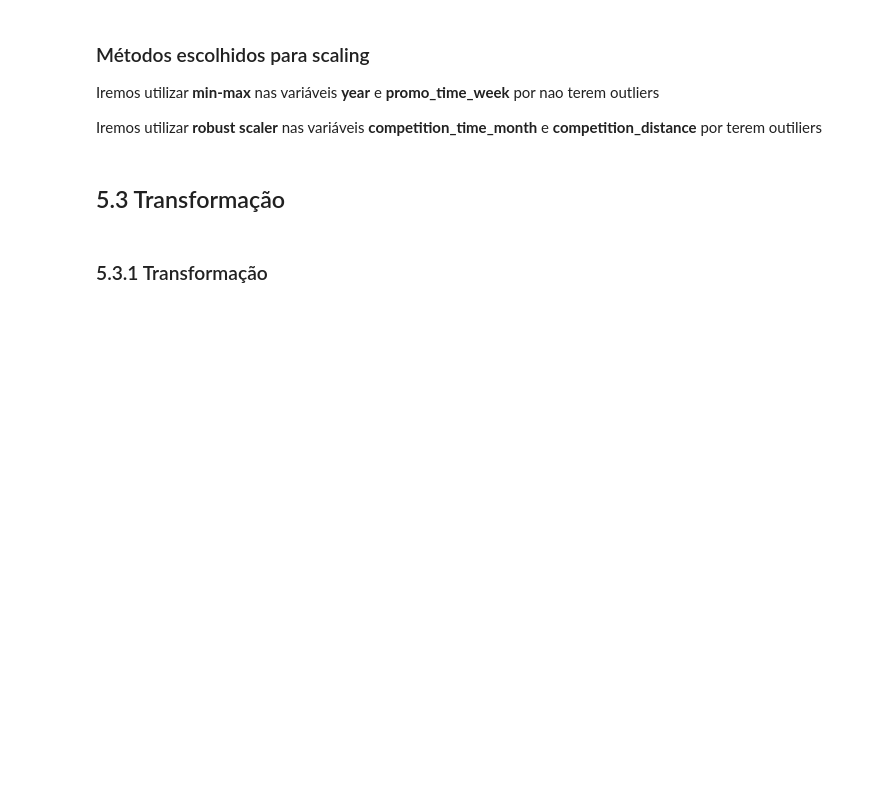
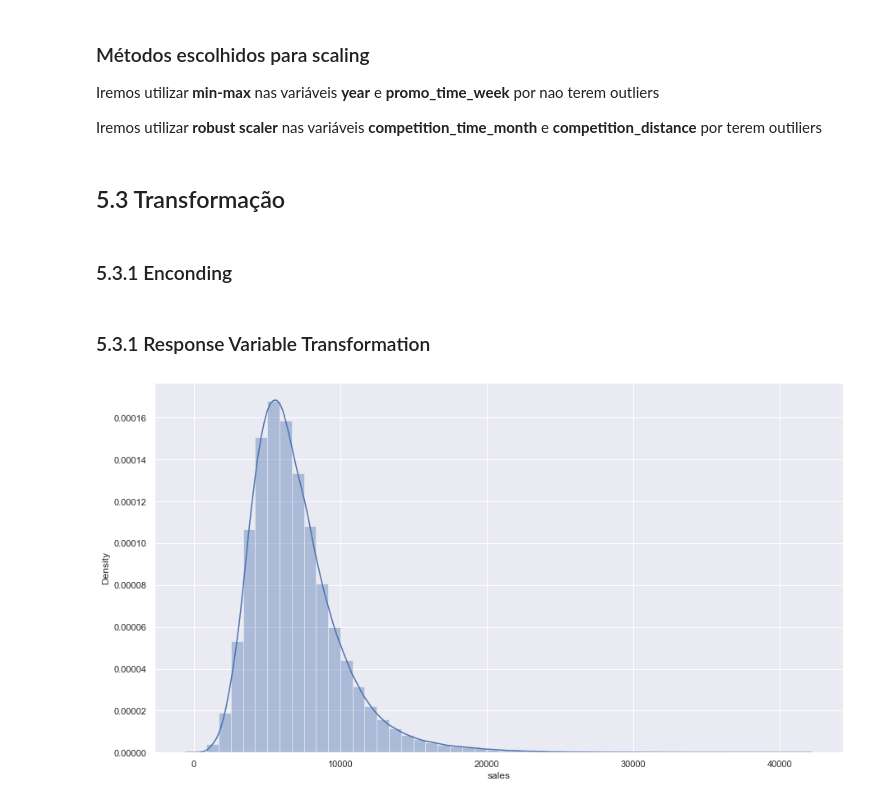
Before and after one commit to jacquelineguilhen/DsEmPoducao, a Jupyter notebook: m04_v01_store_prediction.ipynb, the cells around one changed output. Drawn from its saved outputs; the diff is of its cells as text; code cells hidden in the pictures; blank space fills up the shorter version.

```diff
--- a/m04_v01_store_prediction.ipynb
+++ b/m04_v01_store_prediction.ipynb
@@ -915,7 +909,7 @@ sns.distplot(df5['promo_time_week']);
 # %% [markdown]
 ## 5.3 Transformação
 # %% [markdown]
-### 5.3.1 Transformação
+### 5.3.1 Enconding
 # %%
 #state_holiday - One Hot Enconodng
 df5 = pd.get_dummies(df4,prefix =['state_holiday'], columns =['state_holiday'])
@@ -927,3 +921,9 @@ df5['store_type'] = le.fit_transform( df5['store_type'])
 #assortment - Ordinal Enconding
 assortment_dict = {'basic': 1,'extra':2, 'extend':3}
 df5['assortment']=df5['assortment'].map(assortment_dict)
+# %% [markdown]
+### 5.3.1 Response Variable Transformation
+# %%
+sns.distplot(df5['sales']);
+# %% [output]
+[figure, added]
```
Also changed, not shown: parts of 5 cells of this notebook.
